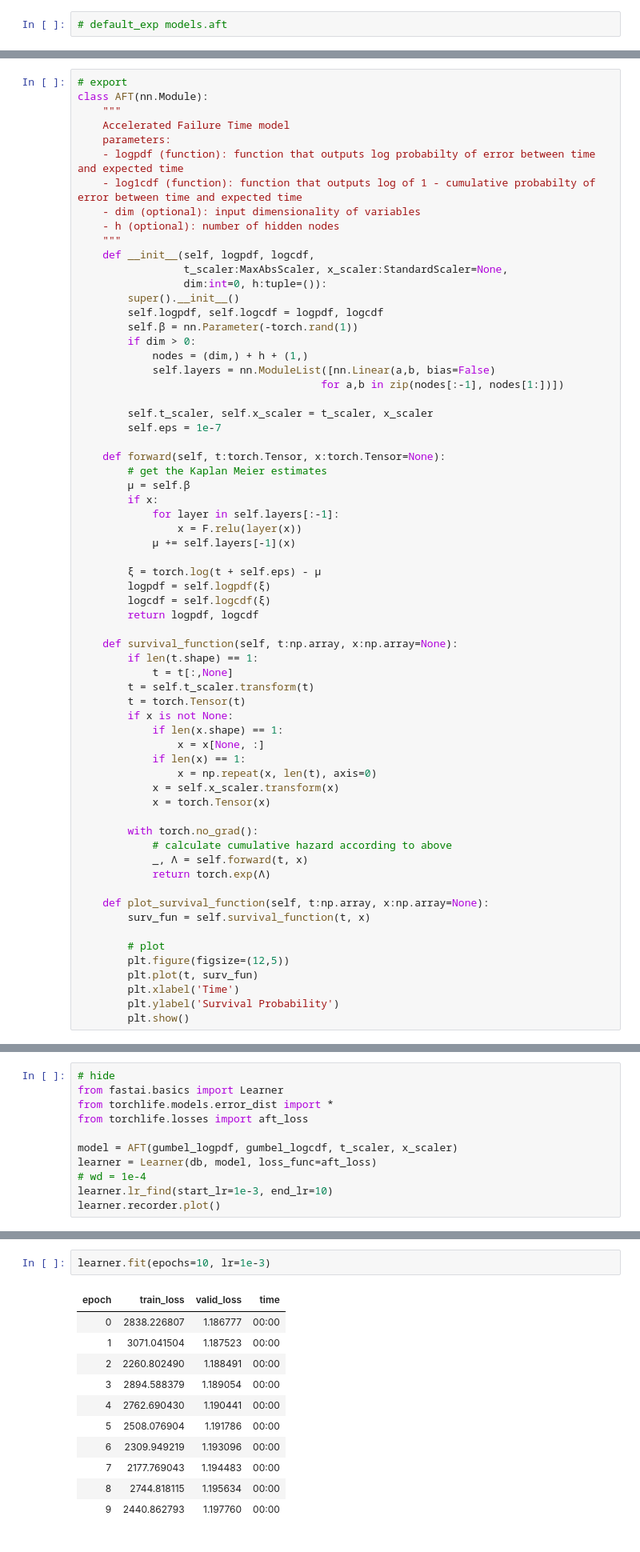
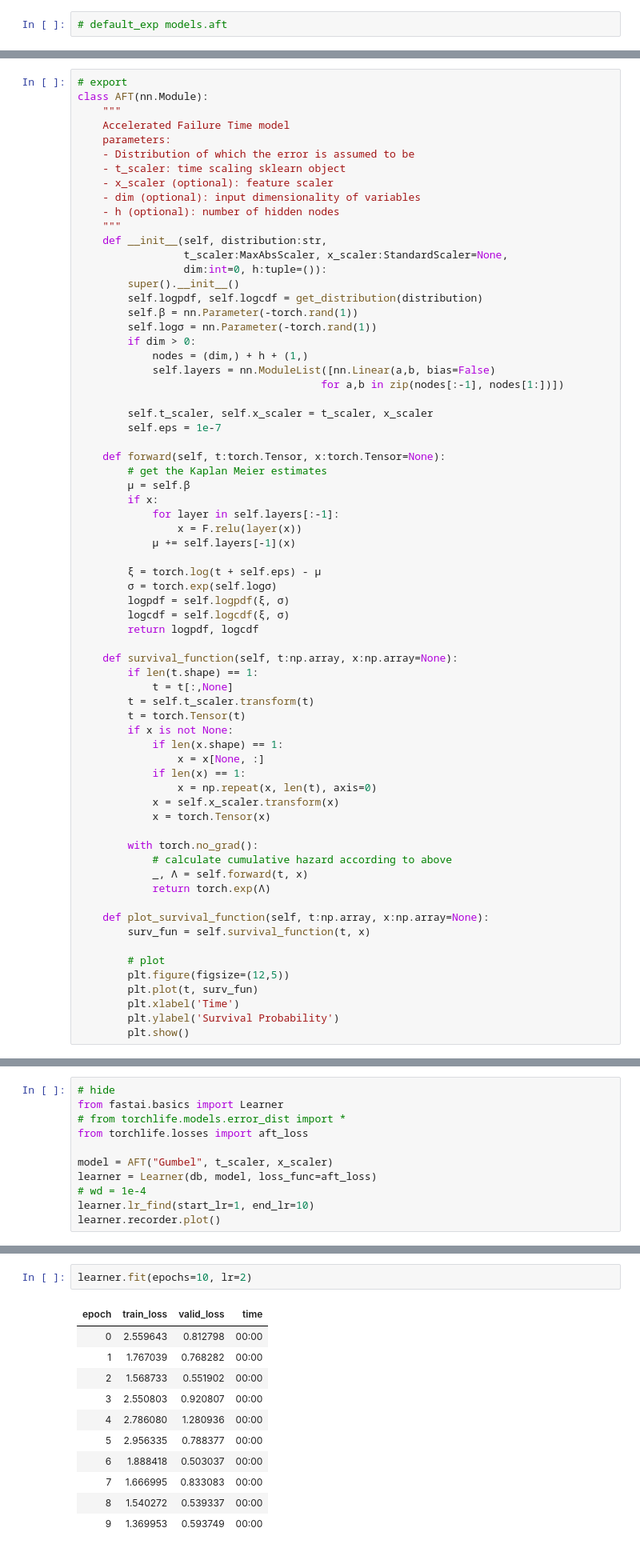
Before and after one commit to sachinruk/torchlife, a Jupyter notebook: 60_AFT_models.ipynb, the cells around one changed output, grey strips where cells are left out. Shown at 80% size. Cells and saved outputs as stored; diff of their text form.

```diff
--- a/60_AFT_models.ipynb
+++ b/60_AFT_models.ipynb
@@ -43,17 +45,19 @@ class AFT(nn.Module):
     """
     Accelerated Failure Time model
     parameters:
-    - logpdf (function): function that outputs log probabilty of error between time and expected time
-    - log1cdf (function): function that outputs log of 1 - cumulative probabilty of error between time and expected time
+    - Distribution of which the error is assumed to be
+    - t_scaler: time scaling sklearn object
+    - x_scaler (optional): feature scaler
     - dim (optional): input dimensionality of variables
     - h (optional): number of hidden nodes
     """
-    def __init__(self, logpdf, logcdf,
+    def __init__(self, distribution:str,
                  t_scaler:MaxAbsScaler, x_scaler:StandardScaler=None,
                  dim:int=0, h:tuple=()):
         super().__init__()
-        self.logpdf, self.logcdf = logpdf, logcdf
+        self.logpdf, self.logcdf = get_distribution(distribution)
         self.β = nn.Parameter(-torch.rand(1))
+        self.logσ = nn.Parameter(-torch.rand(1))
         if dim > 0:
             nodes = (dim,) + h + (1,)
             self.layers = nn.ModuleList([nn.Linear(a,b, bias=False)
@@ -71,8 +75,9 @@ class AFT(nn.Module):
             μ += self.layers[-1](x)
 
         ξ = torch.log(t + self.eps) - μ
-        logpdf = self.logpdf(ξ)
-        logcdf = self.logcdf(ξ)
+        σ = torch.exp(self.logσ)
+        logpdf = self.logpdf(ξ, σ)
+        logcdf = self.logcdf(ξ, σ)
         return logpdf, logcdf
 
     def survival_function(self, t:np.array, x:np.array=None):
@@ -127,12 +135,12 @@ df.head()
 # %%
 # hide
 from fastai.basics import Learner
-from torchlife.models.error_dist import *
+# from torchlife.models.error_dist import *
 from torchlife.losses import aft_loss
 
-model = AFT(gumbel_logpdf, gumbel_logcdf, t_scaler, x_scaler)
+model = AFT("Gumbel", t_scaler, x_scaler)
 learner = Learner(db, model, loss_func=aft_loss)
 # wd = 1e-4
-learner.lr_find(start_lr=1e-3, end_lr=10)
+learner.lr_find(start_lr=1, end_lr=10)
 learner.recorder.plot()
 # %% [output]
@@ -144,17 +153,17 @@ LR Finder is complete, type {learner_name}.recorder.plot() to see the graph.
 # %%
-learner.fit(epochs=10, lr=1e-3)
+learner.fit(epochs=10, lr=2)
 # %% [output]
 | epoch | train_loss | valid_loss | time |
-| 0 | 2838.226807 | 1.186777 | 00:00 |
-| 1 | 3071.041504 | 1.187523 | 00:00 |
-| 2 | 2260.802490 | 1.188491 | 00:00 |
-| 3 | 2894.588379 | 1.189054 | 00:00 |
-| 4 | 2762.690430 | 1.190441 | 00:00 |
-| 5 | 2508.076904 | 1.191786 | 00:00 |
-| 6 | 2309.949219 | 1.193096 | 00:00 |
-| 7 | 2177.769043 | 1.194483 | 00:00 |
-| 8 | 2744.818115 | 1.195634 | 00:00 |
-| 9 | 2440.862793 | 1.197760 | 00:00 |
+| 0 | 2.559643 | 0.812798 | 00:00 |
+| 1 | 1.767039 | 0.768282 | 00:00 |
+| 2 | 1.568733 | 0.551902 | 00:00 |
+| 3 | 2.550803 | 0.920807 | 00:00 |
+| 4 | 2.786080 | 1.280936 | 00:00 |
+| 5 | 2.956335 | 0.788377 | 00:00 |
+| 6 | 1.888418 | 0.503037 | 00:00 |
+| 7 | 1.666995 | 0.833083 | 00:00 |
+| 8 | 1.540272 | 0.539337 | 00:00 |
+| 9 | 1.369953 | 0.593749 | 00:00 |
 # %%
 model.plot_survival_function(np.linspace(0, df["t"].max(), 100))
 # %% [output]
```
Also changed, not shown: parts of 5 cells of this notebook, 20 other files.
